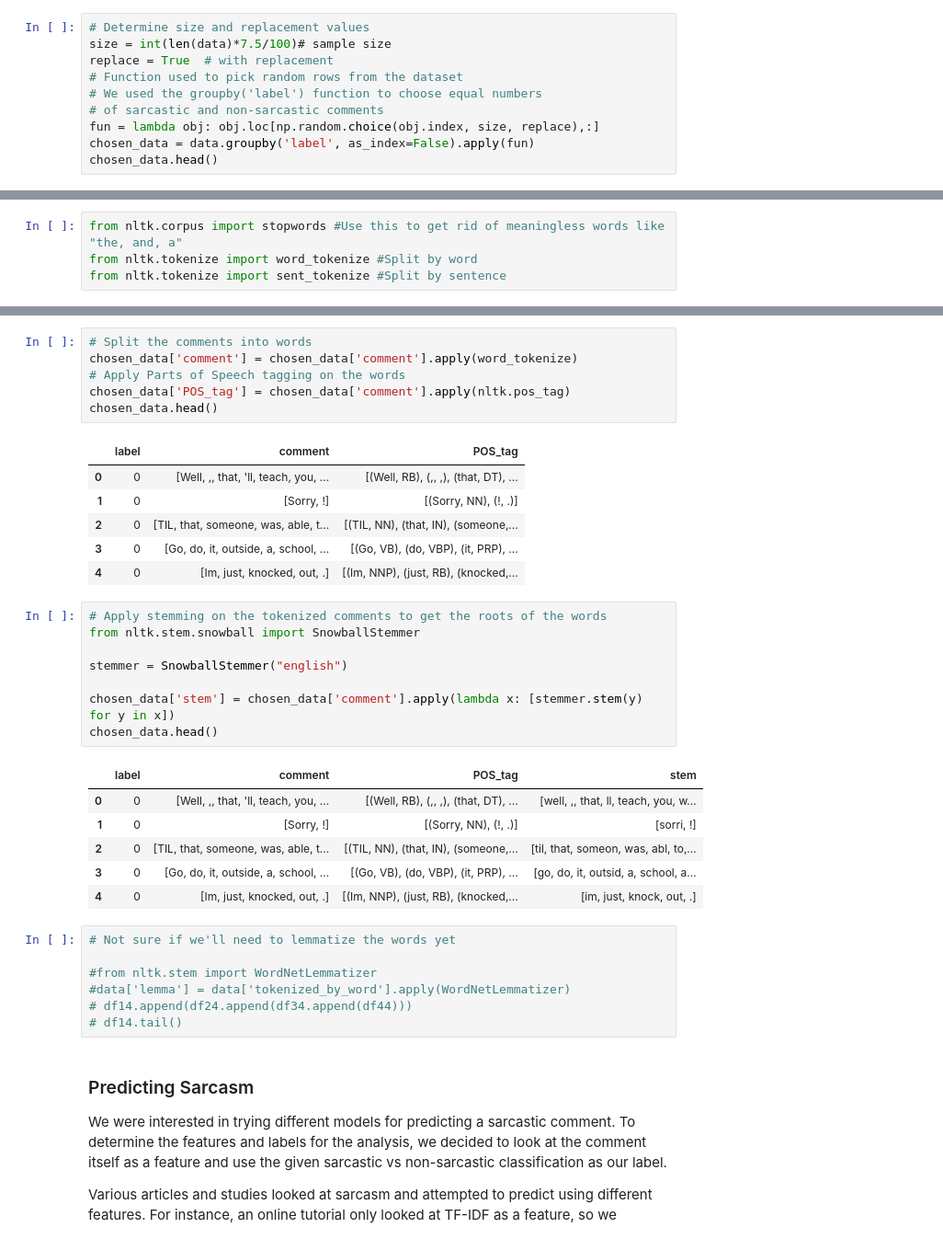
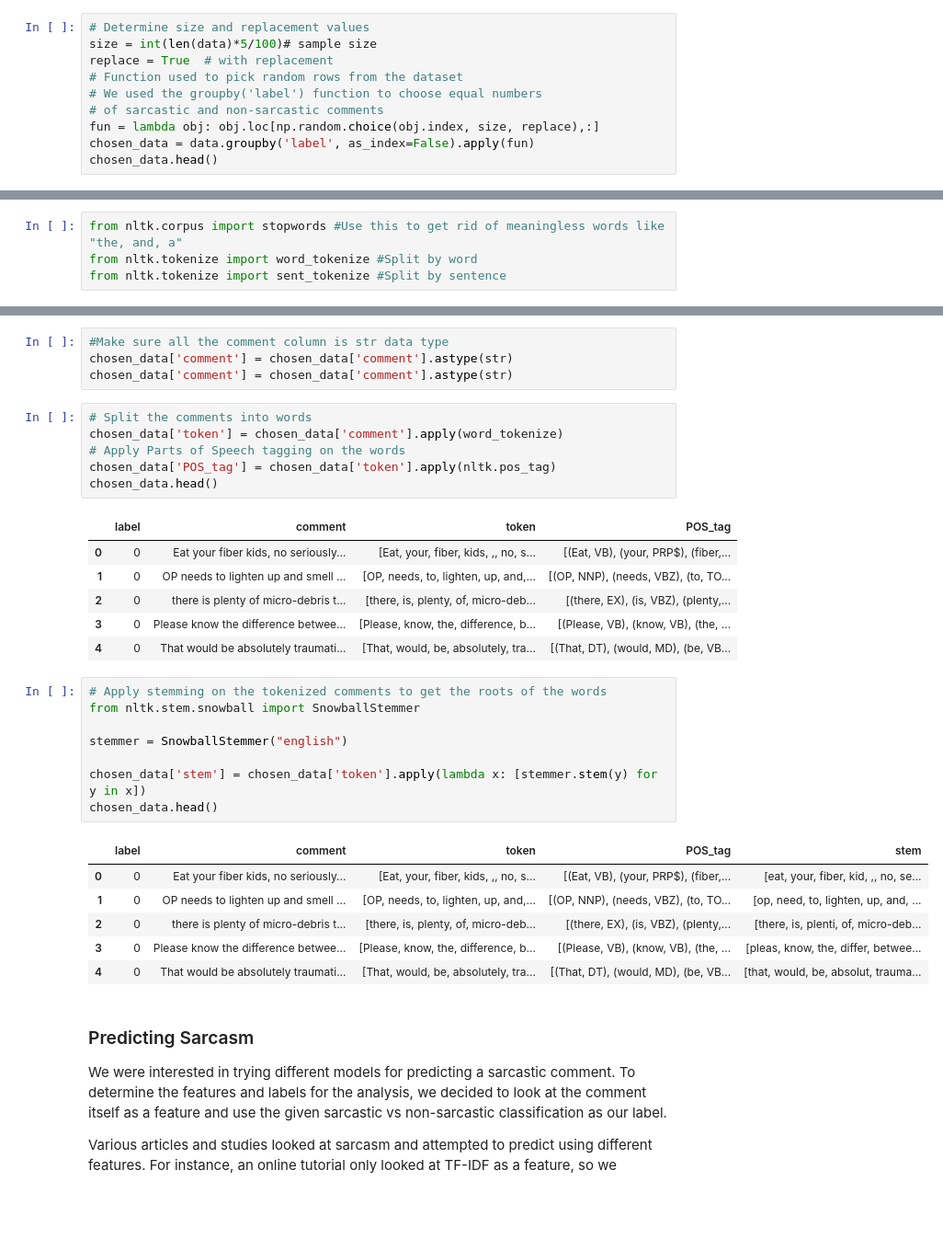
Before and after one commit to nourmansour/Sarcasm-on-Reddit, a Jupyter notebook: Sarcastic Comments on Reddit - An Analysis.ipynb, the cells around one changed output, grey strips where cells are left out. Shown: that part at 92% size. Cells and saved outputs as stored; diff of their text form; blank space fills up the shorter version.

```diff
--- a/Sarcastic Comments on Reddit - An Analysis.ipynb
+++ b/Sarcastic Comments on Reddit - An Analysis.ipynb
@@ -40,7 +40,7 @@ We really wanted to use the entire dataset, unfortunately our laptops weren't st
 As a solution, we decided to sample 10% of the dataset each time we ran the program. 10% was actually the largest sample we could get without our Jupyter kernel dying from overflowing Docker's allocated memory resources (we set the memory for Docker to the max value possible given our laptops' specs!).
 # %%
 # Determine size and replacement values
-size = int(len(data)*7.5/100)# sample size
+size = int(len(data)*5/100)# sample size
 replace = True  # with replacement
 # Function used to pick random rows from the dataset
 # We used the groupby('label') function to choose equal numbers
@@ -132,38 +134,35 @@ chosen_data['comment'] = chosen_data['comment'].astype(str)
+# %%
+#Make sure all the comment column is str data type
+chosen_data['comment'] = chosen_data['comment'].astype(str)
+chosen_data['comment'] = chosen_data['comment'].astype(str)
 # %%
 # Split the comments into words
-chosen_data['comment'] = chosen_data['comment'].apply(word_tokenize)
+chosen_data['token'] = chosen_data['comment'].apply(word_tokenize)
 # Apply Parts of Speech tagging on the words
-chosen_data['POS_tag'] = chosen_data['comment'].apply(nltk.pos_tag)
+chosen_data['POS_tag'] = chosen_data['token'].apply(nltk.pos_tag)
 chosen_data.head()
 # %% [output]
-|  | label | comment | POS_tag |
-| 0 | 0 | [Well, ,, that, 'll, teach, you, ... | [(Well, RB), (,, ,), (that, DT), ... |
-| 1 | 0 | [Sorry, !] | [(Sorry, NN), (!, .)] |
-| 2 | 0 | [TIL, that, someone, was, able, t... | [(TIL, NN), (that, IN), (someone,... |
-| 3 | 0 | [Go, do, it, outside, a, school, ... | [(Go, VB), (do, VBP), (it, PRP), ... |
-| 4 | 0 | [Im, just, knocked, out, .] | [(Im, NNP), (just, RB), (knocked,... |
+|  | label | comment | token | POS_tag |
+| 0 | 0 | Eat your fiber kids, no seriously... | [Eat, your, fiber, kids, ,, no, s... | [(Eat, VB), (your, PRP$), (fiber,... |
+| 1 | 0 | OP needs to lighten up and smell ... | [OP, needs, to, lighten, up, and,... | [(OP, NNP), (needs, VBZ), (to, TO... |
+| 2 | 0 | there is plenty of micro-debris t... | [there, is, plenty, of, micro-deb... | [(there, EX), (is, VBZ), (plenty,... |
+| 3 | 0 | Please know the difference betwee... | [Please, know, the, difference, b... | [(Please, VB), (know, VB), (the, ... |
+| 4 | 0 | That would be absolutely traumati... | [That, would, be, absolutely, tra... | [(That, DT), (would, MD), (be, VB... |
 # %%
 # Apply stemming on the tokenized comments to get the roots of the words
 from nltk.stem.snowball import SnowballStemmer
 
 stemmer = SnowballStemmer("english")
 
-chosen_data['stem'] = chosen_data['comment'].apply(lambda x: [stemmer.stem(y) for y in x])
+chosen_data['stem'] = chosen_data['token'].apply(lambda x: [stemmer.stem(y) for y in x])
 chosen_data.head()
 # %% [output]
-|  | label | comment | POS_tag | stem |
-| 0 | 0 | [Well, ,, that, 'll, teach, you, ... | [(Well, RB), (,, ,), (that, DT), ... | [well, ,, that, ll, teach, you, w... |
-| 1 | 0 | [Sorry, !] | [(Sorry, NN), (!, .)] | [sorri, !] |
-| 2 | 0 | [TIL, that, someone, was, able, t... | [(TIL, NN), (that, IN), (someone,... | [til, that, someon, was, abl, to,... |
-| 3 | 0 | [Go, do, it, outside, a, school, ... | [(Go, VB), (do, VBP), (it, PRP), ... | [go, do, it, outsid, a, school, a... |
-| 4 | 0 | [Im, just, knocked, out, .] | [(Im, NNP), (just, RB), (knocked,... | [im, just, knock, out, .] |
+|  | label | comment | token | POS_tag | stem |
+| 0 | 0 | Eat your fiber kids, no seriously... | [Eat, your, fiber, kids, ,, no, s... | [(Eat, VB), (your, PRP$), (fiber,... | [eat, your, fiber, kid, ,, no, se... |
+| 1 | 0 | OP needs to lighten up and smell ... | [OP, needs, to, lighten, up, and,... | [(OP, NNP), (needs, VBZ), (to, TO... | [op, need, to, lighten, up, and, ... |
+| 2 | 0 | there is plenty of micro-debris t... | [there, is, plenty, of, micro-deb... | [(there, EX), (is, VBZ), (plenty,... | [there, is, plenti, of, micro-deb... |
+| 3 | 0 | Please know the difference betwee... | [Please, know, the, difference, b... | [(Please, VB), (know, VB), (the, ... | [pleas, know, the, differ, betwee... |
+| 4 | 0 | That would be absolutely traumati... | [That, would, be, absolutely, tra... | [(That, DT), (would, MD), (be, VB... | [that, would, be, absolut, trauma... |
-# %%
-# Not sure if we'll need to lemmatize the words yet
-
-#from nltk.stem import WordNetLemmatizer
-#data['lemma'] = data['tokenized_by_word'].apply(WordNetLemmatizer)
-# df14.append(df24.append(df34.append(df44)))
-# df14.tail()
 # %% [markdown]
 ### Predicting Sarcasm
 
```
Also changed, not shown: parts of 35 cells of this notebook.
